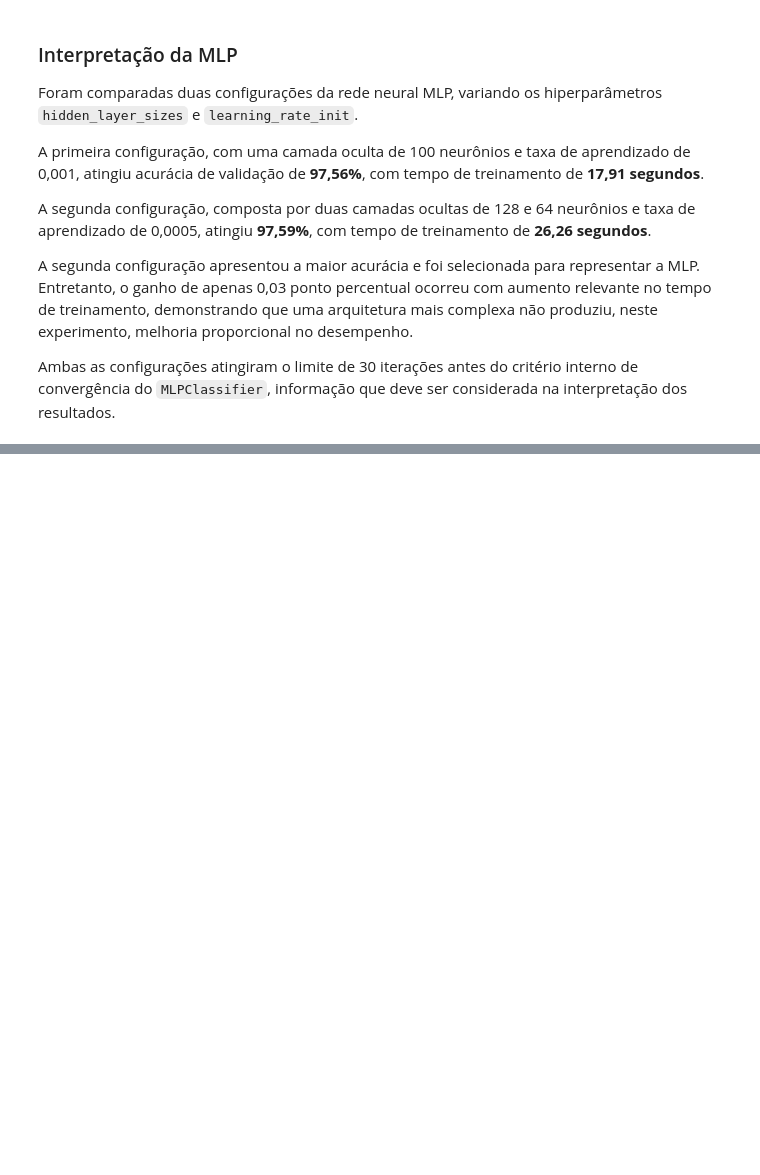
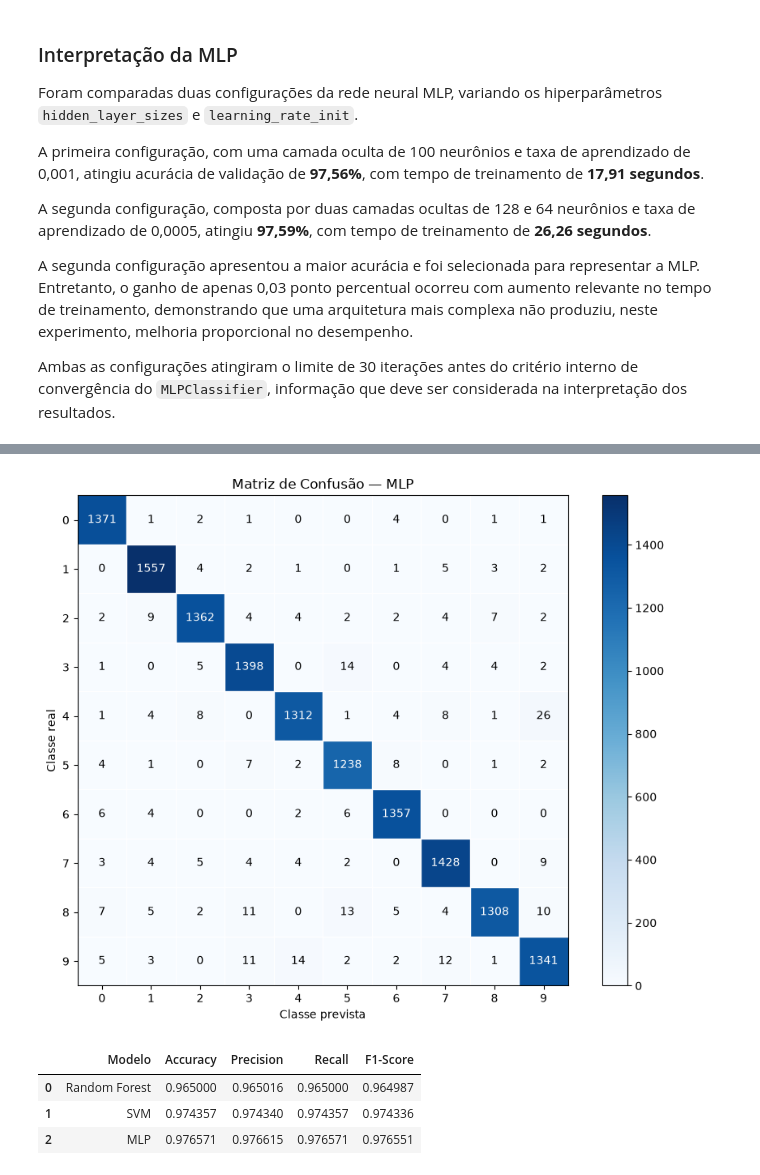
Before and after one commit to Cristina-Freitas/mnist-model-benchmark, a Jupyter notebook: notebooks/eda_mnist.ipynb, the cells around one changed output, grey strips where cells are left out. Cells and saved outputs as stored; diff of their text form; code cells hidden in the pictures; blank space fills up the shorter version.

```diff
--- a/notebooks/eda_mnist.ipynb
+++ b/notebooks/eda_mnist.ipynb
@@ -550,0 +662,40 @@ Ambas as configurações atingiram o limite de 30 iterações antes do critério
+# %%
+plotar_matriz_confusao(
+    matriz_mlp,
+    "Matriz de Confusão — MLP"
+)
+# %% [output]
+[figure, added]
+# %%
+# Organiza as métricas dos três modelos em uma tabela comparativa
+
+tabela_metricas = pd.DataFrame({
+    "Modelo": ["Random Forest", "SVM", "MLP"],
+    "Accuracy": [
+        metricas_rf["accuracy"],
+        metricas_svm["accuracy"],
+        metricas_mlp["accuracy"]
+    ],
+    "Precision": [
+        metricas_rf["precision_weighted"],
+        metricas_svm["precision_weighted"],
+        metricas_mlp["precision_weighted"]
+    ],
+    "Recall": [
+        metricas_rf["recall_weighted"],
+        metricas_svm["recall_weighted"],
+        metricas_mlp["recall_weighted"]
+    ],
+    "F1-Score": [
+        metricas_rf["f1_weighted"],
+        metricas_svm["f1_weighted"],
+        metricas_mlp["f1_weighted"]
+    ]
+})
+
+tabela_metricas
+# %% [output]
+|  | Modelo | Accuracy | Precision | Recall | F1-Score |
+| 0 | Random Forest | 0.965000 | 0.965016 | 0.965000 | 0.964987 |
+| 1 | SVM | 0.974357 | 0.974340 | 0.974357 | 0.974336 |
+| 2 | MLP | 0.976571 | 0.976615 | 0.976571 | 0.976551 |
```
Also changed, not shown: parts of 14 cells of this notebook, 4 other files.
